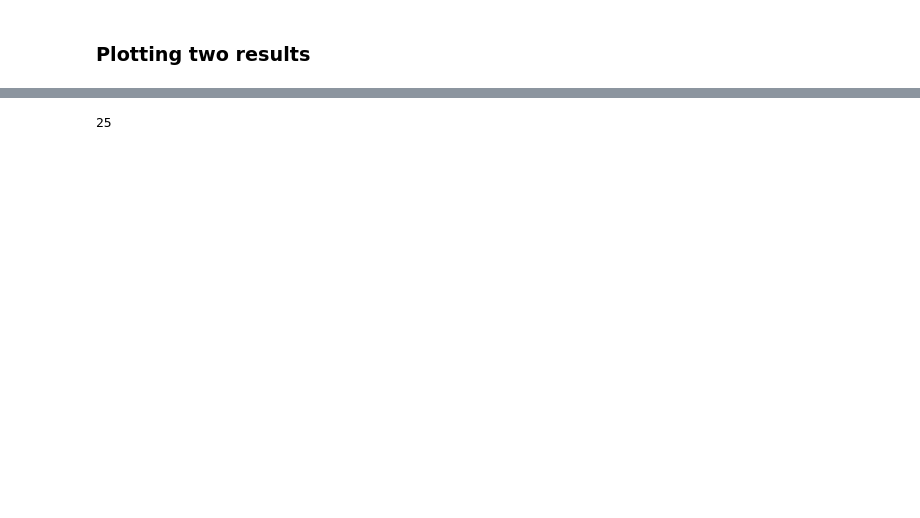
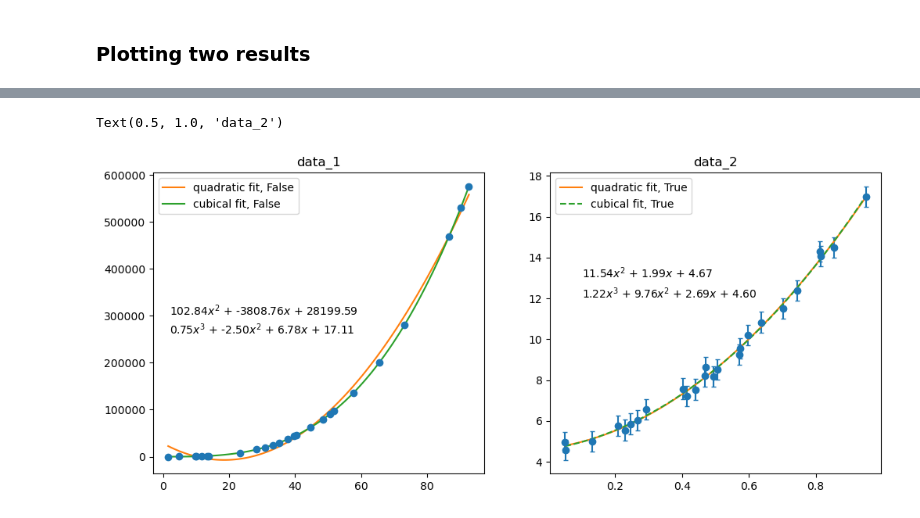
Before and after one commit to john1256/KASI_Ms, a Jupyter notebook: 2025/stat.ipynb, the cells around one changed output, grey strips where cells are left out. Cells and saved outputs as stored; diff of their text form; code cells hidden in the pictures; blank space fills up the shorter version.

```diff
--- a/2025/stat.ipynb
+++ b/2025/stat.ipynb
@@ -72,13 +72,15 @@ func : 11.54x^2 + 1.99x$ + $4.67
 # %% [markdown]
 ### Another function
 # %%
-def cube(x,a,b):
-    return a*np.exp**x + b
-def exponential_data1(params): # creates a function that can be put into scipy.optimize.minimize as an argument
-    return chisq(exponential, data_1_X, data_1_Y, data_1_var, params)
-def exponential_data2(params):
-    return chisq(exponential, data_2_X, data_2_Y, data_2_var, params)
+def cube(x,params):
+    return params[0]*x**3 + params[1]*x**2 + params[2]*x + params[3]
+def cube_data1(params): # creates a function that can be put into scipy.optimize.minimize as an argument
+    return chisq(cube, data_1_X, data_1_Y, data_1_var, params)
+def cube_data2(params):
+    return chisq(cube, data_2_X, data_2_Y, data_2_var, params)
-# %%
-initial = np.array([4,3,1])
-result1= minimize(objective1, initial)
-result2 = minimize(objective2, initial)
+# %%
+initial2 = np.array([1,2,1,1])
+resultcube1= minimize(cube_data1, initial2, tol=100)
+resultcube2 = minimize(cube_data2, initial2)
+p_val_cube_1 = chi2.sf(resultcube1.fun, df=dof_1)
+p_val_cube_2 = chi2.sf(resultcube2.fun, df=dof_2)
@@ -90,4 +118,23 @@ result2 = minimize(objective2, initial)
-# %%
-len(data_1_X)
-# %% [output]
-25
+# %%
+import matplotlib.pyplot as plt
+xarr1 = np.linspace(data_1_X[0], data_1_X[-1], 100)
+xarr2 = np.linspace(data_2_X[0], data_2_X[-1], 100)
+fig, (ax1, ax2) = plt.subplots(1,2, figsize=(12,5))
+ax1.errorbar(data_1_X, data_1_Y, yerr = np.sqrt(data_1_var), fmt = 'o', capsize=2)
+ax1.plot(xarr1, func_1(xarr1, result1.x), label = f'quadratic fit, {result1.success}')
+ax1.plot(xarr1, cube(xarr1, resultcube1.x), label = f'cubical fit, {resultcube1.success}')
+ax1.text(2, 300000, rf"{result1.x[0]:.2f}$x^2$ + {result1.x[1]:.2f}$x$ + {result1.x[2]:.2f}")
+ax1.text(2, 260000, rf"{resultcube1.x[0]:.2f}$x^3$ + {resultcube1.x[1]:.2f}$x^2$ + {resultcube1.x[2]:.2f}$x$ + {resultcube1.x[3]:.2f}")
+ax1.legend()
+ax1.set_title('data_1')
+
+ax2.errorbar(data_2_X, data_2_Y, yerr = np.sqrt(data_2_var), fmt = 'o', capsize=2)
+ax2.plot(xarr2, func_1(xarr2, result2.x), label = f'quadratic fit, {result2.success}')
+ax2.plot(xarr2, cube(xarr2, resultcube2.x), label = f'cubical fit, {resultcube2.success}', linestyle ='dashed')
+ax2.legend()
+ax2.text(0.1, 13, rf"{result2.x[0]:.2f}$x^2$ + {result2.x[1]:.2f}$x$ + {result2.x[2]:.2f}")
+ax2.text(0.1, 12, rf"{resultcube2.x[0]:.2f}$x^3$ + {resultcube2.x[1]:.2f}$x^2$ + {resultcube2.x[2]:.2f}$x$ + {resultcube2.x[3]:.2f}")
+ax2.set_title('data_2')
+# %% [output]
+Text(0.5, 1.0, 'data_2')
+[figure, added]
```
Also changed, not shown: parts of 3 cells of this notebook.
